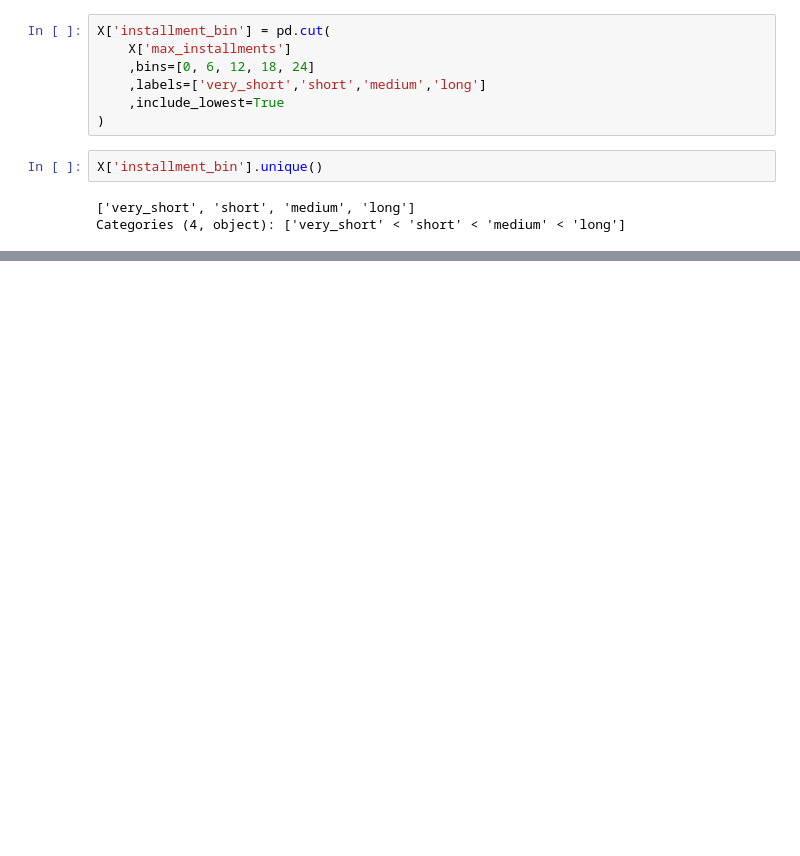
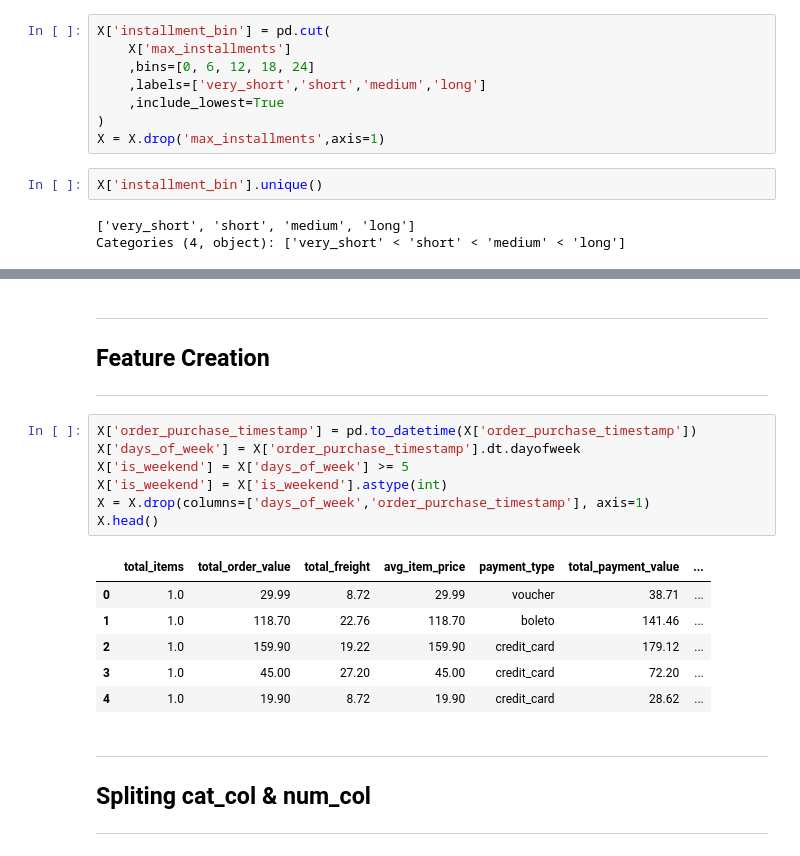
Before and after one commit to FTDS-assignment-bay/p2-final-project-ftds-051-rmt-group-001, a Jupyter notebook: Predict/DS_Model.ipynb, the cells around one changed output, grey strips where cells are left out. Saved outputs shown, nothing was run; the diff lists cells and outputs as text; blank space fills up the shorter version.

```diff
--- a/Predict/DS_Model.ipynb
+++ b/Predict/DS_Model.ipynb
@@ -273,6 +269,7 @@ X['installment_bin'] = pd.cut(
     ,labels=['very_short','short','medium','long']
     ,include_lowest=True
 )
+X = X.drop('max_installments',axis=1)
 # %%
 X['installment_bin'].unique()
 # %% [output]
@@ -280,0 +319,24 @@ Categories (4, object): ['very_short' < 'short' < 'medium' < 'long']
+# %% [markdown]
+---
+## Feature Creation
+
+---
+# %%
+X['order_purchase_timestamp'] = pd.to_datetime(X['order_purchase_timestamp'])
+X['days_of_week'] = X['order_purchase_timestamp'].dt.dayofweek
+X['is_weekend'] = X['days_of_week'] >= 5
+X['is_weekend'] = X['is_weekend'].astype(int)
+X = X.drop(columns=['days_of_week','order_purchase_timestamp'], axis=1)
+X.head()
+# %% [output]
+|  | total_items | total_order_value | total_freight | avg_item_price | payment_type | total_payment_value | ... |
+| 0 | 1.0 | 29.99 | 8.72 | 29.99 | voucher | 38.71 | ... |
+| 1 | 1.0 | 118.70 | 22.76 | 118.70 | boleto | 141.46 | ... |
+| 2 | 1.0 | 159.90 | 19.22 | 159.90 | credit_card | 179.12 | ... |
+| 3 | 1.0 | 45.00 | 27.20 | 45.00 | credit_card | 72.20 | ... |
+| 4 | 1.0 | 19.90 | 8.72 | 19.90 | credit_card | 28.62 | ... |
+# %% [markdown]
+---
+## Spliting cat_col & num_col
+
+---
```
Also changed, not shown: parts of 21 cells of this notebook.
